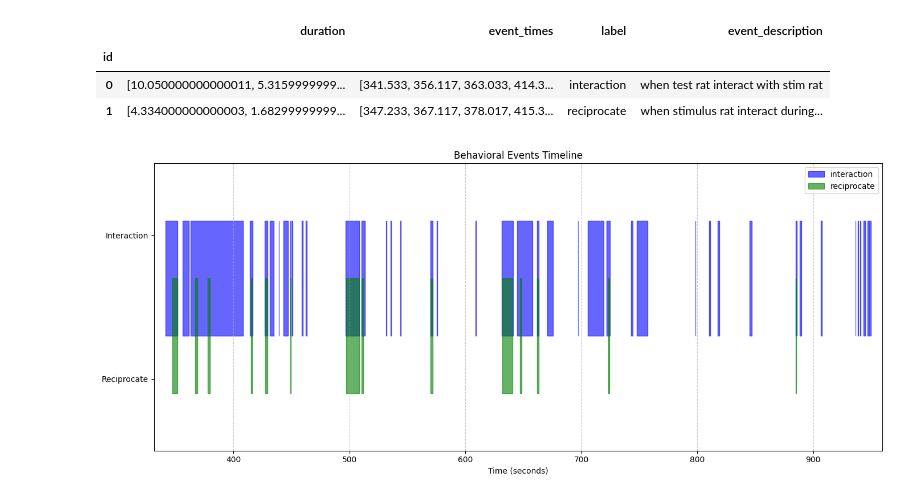
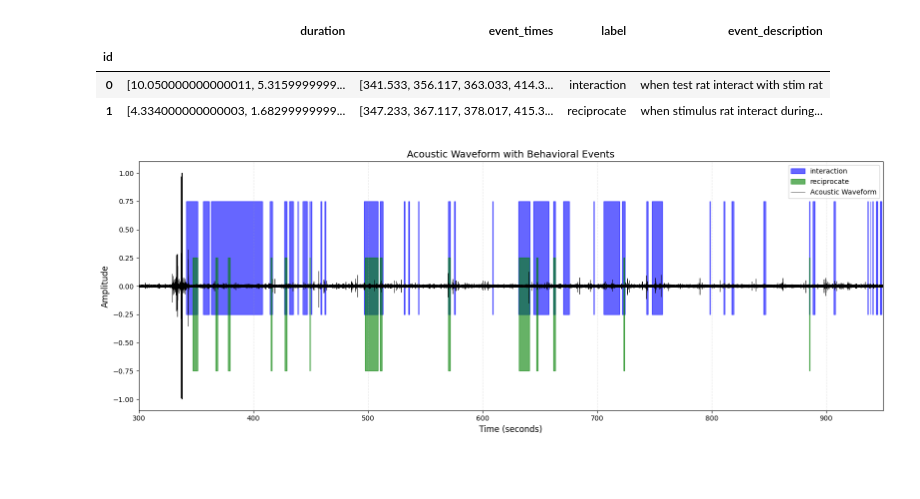
Before and after one commit to catalystneuro/kind-lab-to-nwb, a Jupyter notebook: src/kind_lab_to_nwb/rat_behavioural_phenotyping_2025/tutorials/one_trial_social_tutorial.ipynb, the cells around one changed output. Saved outputs shown, nothing was run; the diff lists cells and outputs as text; code cells hidden in the pictures; blank space fills up the shorter version.

Commit message:
add usv plot to one trial social tutorial

```diff
--- a/src/kind_lab_to_nwb/rat_behavioural_phenotyping_2025/tutorials/one_trial_social_tutorial.ipynb
+++ b/src/kind_lab_to_nwb/rat_behavioural_phenotyping_2025/tutorials/one_trial_social_tutorial.ipynb
@@ -175,0 +180,2 @@ Fields:
+# %%
+acoustic_series = nwbfile.acquisition["AcousticWaveformSeries"]
@@ -190,63 +229,80 @@ behavioral_events
 | 1 | [4.334000000000003, 1.68299999999... | [347.233, 367.117, 378.017, 415.3... | reciprocate | when stimulus rat interact during... |
 # %%
 import numpy as np
-
 import matplotlib.pyplot as plt
 import matplotlib.patches as patches
+from matplotlib.gridspec import GridSpec
 
-# Set up the figure and axis
-fig, ax = plt.subplots(figsize=(14, 6))
+# Create a single figure
+fig, ax = plt.subplots(figsize=(16, 6))
 
-# Define colors for each event type
+# Get data for the time period
+start_time = 300.0 #min([min(row['event_times']) for _, row in behavioral_events.iterrows()])
+end_time = max([max(np.array(row['event_times']) + np.array(row['duration']))
+                for _, row in behavioral_events.iterrows()])
+timestamps = acoustic_series.get_timestamps()
+start_idx = np.where(timestamps >= start_time)[0][0] if len(np.where(timestamps >= start_time)[0]) > 0 else 0
+end_idx = np.where(timestamps <= end_time)[0][-1] if len(np.where(timestamps <= end_time)[0]) > 0 else len(timestamps) - 1
+
+# Get the data and timestamps properly
+data = np.array(acoustic_series.data[start_idx:end_idx])
+timestamps = timestamps[start_idx:end_idx]
+
+# Plot acoustic waveform
+ax.plot(timestamps, data, linewidth=0.5, color="black", label="Acoustic Waveform")
+ax.set_xlim(start_time, end_time)
+
+# Define colors and y-positions for event types (scaled to match waveform amplitude)
 colors = {'interaction': 'blue', 'reciprocate': 'green'}
+data_range = np.max(data) - np.min(data)
+y_base = np.min(data)
 
-# Define y-positions for each event type
-y_positions = {'interaction': 0.7, 'reciprocate': 0.3}
+# Calculate positions to place event indicators in the same scale as waveform
+event_height = 1.0
+y_positions = {
+    'interaction': -0.25,
+    'reciprocate': -0.75
+}
 
 # Loop through each row in the behavioral events dataframe
 for idx, row in behavioral_events.iterrows():
     label = row['label']
     times = np.array(row['event_times'])
     durations = np.array(row['duration'])
 
     # Plot each event as a rectangle
     for i, (time, duration) in enumerate(zip(times, durations)):
         rect = patches.Rectangle(
-            (time, y_positions[label] - 0.4),
+            (time, y_positions[label]),
             duration,
-            0.8,
+            event_height,
             linewidth=1,
             edgecolor=colors[label],
             facecolor=colors[label],
             alpha=0.6,
             label=label if i == 0 else ""
         )
         ax.add_patch(rect)
 
-# Set axis limits and labels
-min_time = min([min(row['event_times']) for _, row in behavioral_events.iterrows()]) - 10
-max_time = max([max(np.array(row['event_times']) + np.array(row['duration']))
-                for _, row in behavioral_events.iterrows()]) + 10
-
-ax.set_xlim(min_time, max_time)
-ax.set_ylim(-0.5, 1.5)
-ax.set_yticks([0, 1])
-ax.set_yticklabels(['Reciprocate', 'Interaction'])
-ax.set_xlabel('Time (seconds)')
-ax.set_title('Behavioral Events Timeline')
+# Set axis labels
+ax.set_xlabel('Time (seconds)', fontsize=12)
+ax.set_ylabel('Amplitude', fontsize=12)
+ax.set_title('Acoustic Waveform with Behavioral Events', fontsize=14)
 
 # Add a legend without duplicate labels
 handles, labels = [], []
 for label, color in colors.items():
     patch = patches.Patch(color=color, label=label, alpha=0.6)
     handles.append(patch)
     labels.append(label)
-ax.legend(handles, labels, loc='upper right')
+ax.legend(handles + [plt.Line2D([0], [0], color='black', linewidth=0.5)],
+          labels + ['Acoustic Waveform'],
+          loc='upper right')
 
 # Add gridlines for better readability
-ax.grid(True, axis='x', linestyle='--', alpha=0.7)
+ax.grid(True, axis='x', linestyle='--', alpha=0.3)
 
 plt.tight_layout()
 plt.show()
 # %% [output]
-[figure, old version]
+[figure, new version]
```
Also changed, not shown: parts of 2 cells of this notebook.
